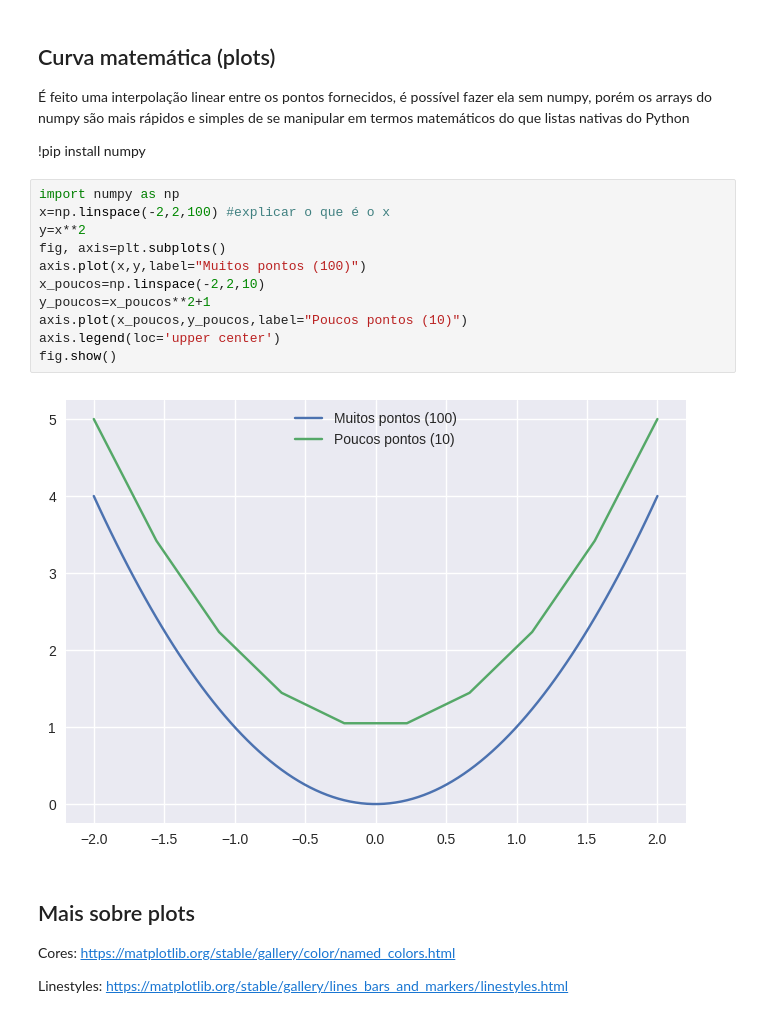
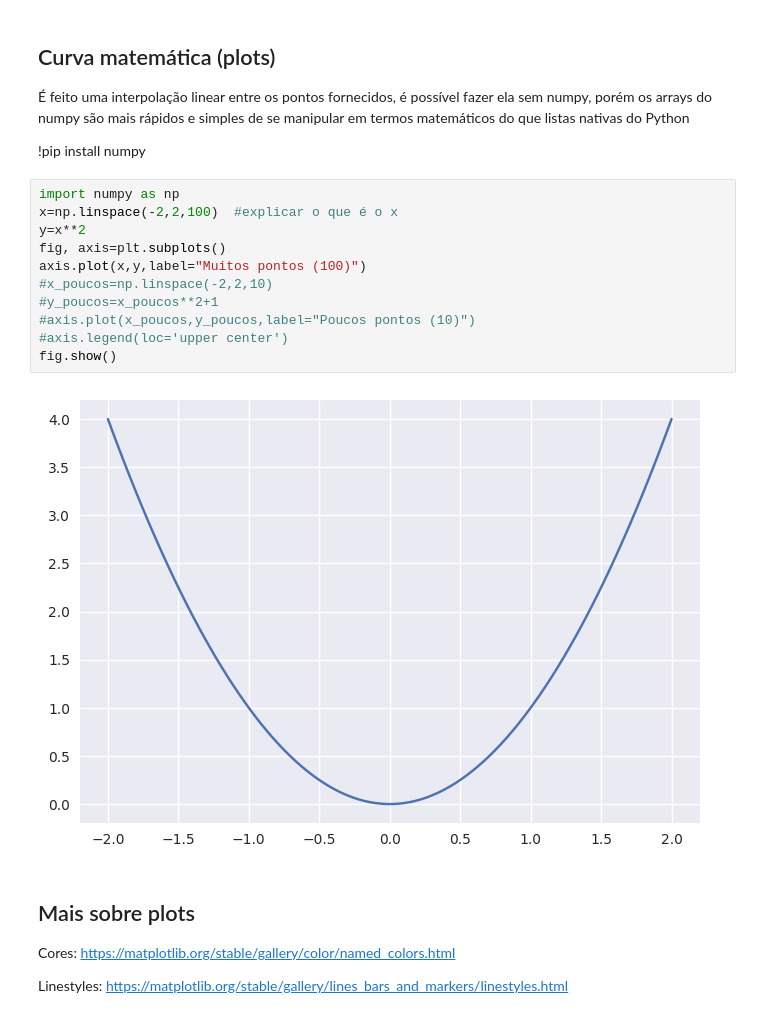
Before and after one commit to viniciusdutra314/CanalSingularidade, a Jupyter notebook: GraficosCientificos/graficos_cientificos.ipynb, the cells around one changed output. Drawn from its saved outputs; the diff is of its cells as text.

```diff
--- a/GraficosCientificos/graficos_cientificos.ipynb
+++ b/GraficosCientificos/graficos_cientificos.ipynb
@@ -166,17 +164,17 @@ e simples de se manipular em termos matemáticos do que listas nativas do Python
 !pip install numpy
 # %%
 import numpy as np
-x=np.linspace(-2,2,100) #explicar o que é o x
+x=np.linspace(-2,2,100)  #explicar o que é o x
 y=x**2
 fig, axis=plt.subplots()
 axis.plot(x,y,label="Muitos pontos (100)")
-x_poucos=np.linspace(-2,2,10)
-y_poucos=x_poucos**2+1
-axis.plot(x_poucos,y_poucos,label="Poucos pontos (10)")
-axis.legend(loc='upper center')
+#x_poucos=np.linspace(-2,2,10)
+#y_poucos=x_poucos**2+1
+#axis.plot(x_poucos,y_poucos,label="Poucos pontos (10)")
+#axis.legend(loc='upper center')
 fig.show()
 # %% [output]
-[figure, old version]
+[figure, new version]
 # %% [markdown]
 ## Mais sobre plots
 
```
Also changed, not shown: parts of 19 cells of this notebook.
